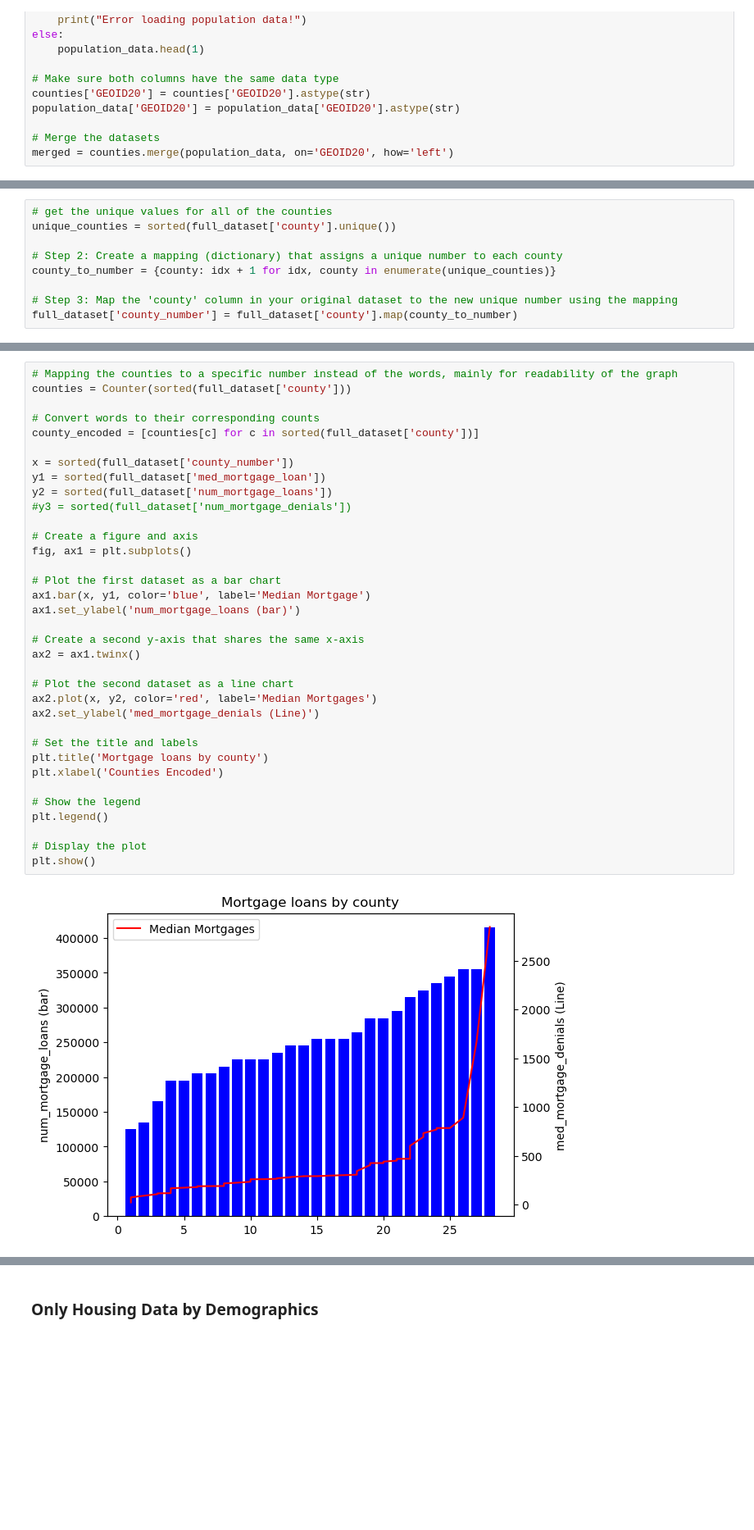
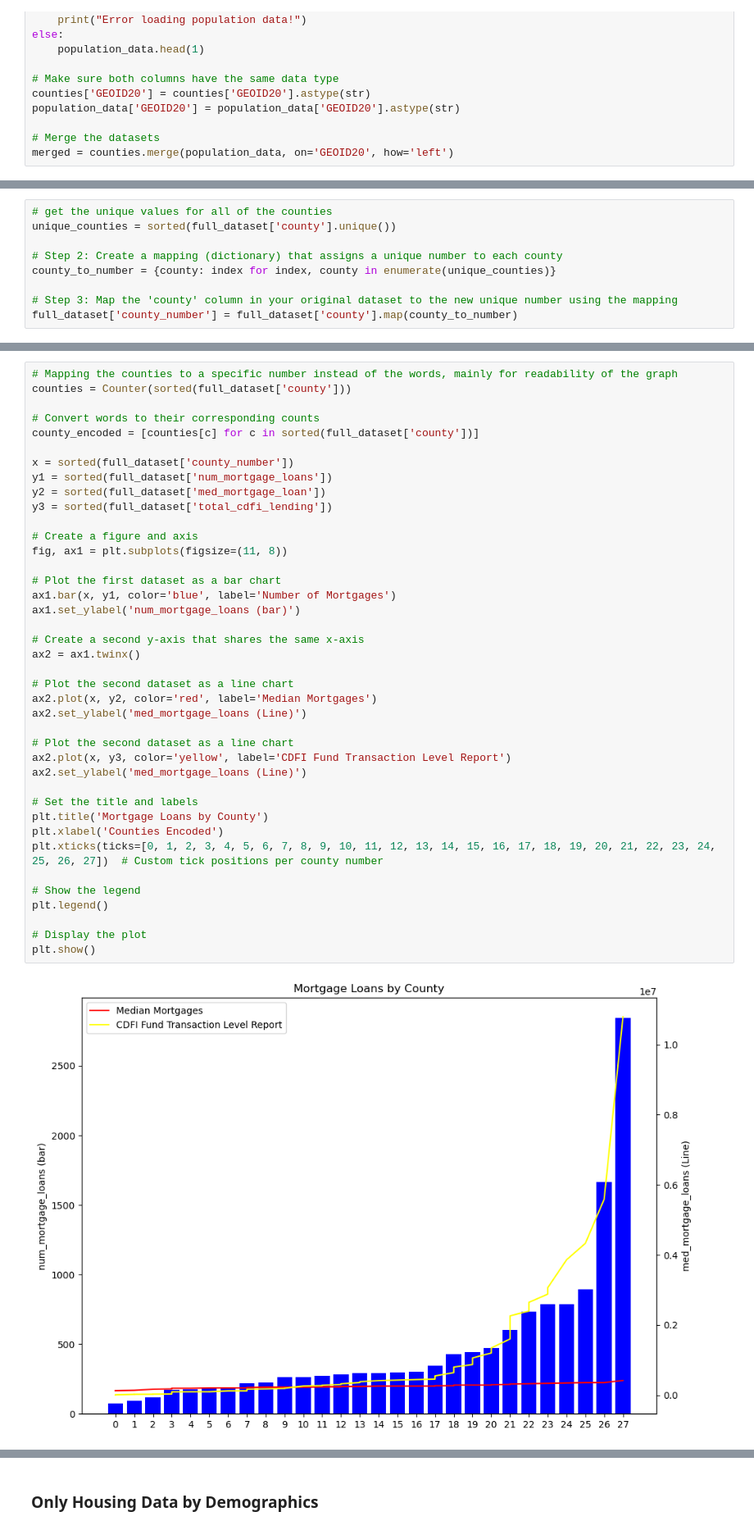
Before and after one commit to datakind/datakit-housing-fall-2024, a Jupyter notebook: challenge-1/challenge1_WCVE/Datakit_Housing_FL_Simple_EDA_WCVE.ipynb, the cells around one changed output, grey strips where cells are left out. Shown at 82% size. Saved outputs shown, nothing was run; the diff lists cells and outputs as text; blank space fills up the shorter version.

```diff
--- a/challenge-1/challenge1_WCVE/Datakit_Housing_FL_Simple_EDA_WCVE.ipynb
+++ b/challenge-1/challenge1_WCVE/Datakit_Housing_FL_Simple_EDA_WCVE.ipynb
@@ -334,7 +346,7 @@ plt.show()
 unique_counties = sorted(full_dataset['county'].unique())
 
 # Step 2: Create a mapping (dictionary) that assigns a unique number to each county
-county_to_number = {county: idx + 1 for idx, county in enumerate(unique_counties)}
+county_to_number = {county: index for index, county in enumerate(unique_counties)}
 
 # Step 3: Map the 'county' column in your original dataset to the new unique number using the mapping
 full_dataset['county_number'] = full_dataset['county'].map(county_to_number)
@@ -341,37 +390,42 @@ full_dataset['county_number'] = full_dataset['county'].map(county_to_number)
 # %%
 # Mapping the counties to a specific number instead of the words, mainly for readability of the graph
 counties = Counter(sorted(full_dataset['county']))
 
 # Convert words to their corresponding counts
 county_encoded = [counties[c] for c in sorted(full_dataset['county'])]
 
 x = sorted(full_dataset['county_number'])
-y1 = sorted(full_dataset['med_mortgage_loan'])
-y2 = sorted(full_dataset['num_mortgage_loans'])
-#y3 = sorted(full_dataset['num_mortgage_denials'])
+y1 = sorted(full_dataset['num_mortgage_loans'])
+y2 = sorted(full_dataset['med_mortgage_loan'])
+y3 = sorted(full_dataset['total_cdfi_lending'])
 
 # Create a figure and axis
-fig, ax1 = plt.subplots()
+fig, ax1 = plt.subplots(figsize=(11, 8))
 
 # Plot the first dataset as a bar chart
-ax1.bar(x, y1, color='blue', label='Median Mortgage')
+ax1.bar(x, y1, color='blue', label='Number of Mortgages')
 ax1.set_ylabel('num_mortgage_loans (bar)')
 
 # Create a second y-axis that shares the same x-axis
 ax2 = ax1.twinx()
 
 # Plot the second dataset as a line chart
 ax2.plot(x, y2, color='red', label='Median Mortgages')
-ax2.set_ylabel('med_mortgage_denials (Line)')
+ax2.set_ylabel('med_mortgage_loans (Line)')
+
+# Plot the second dataset as a line chart
+ax2.plot(x, y3, color='yellow', label='CDFI Fund Transaction Level Report')
+ax2.set_ylabel('med_mortgage_loans (Line)')
 
 # Set the title and labels
-plt.title('Mortgage loans by county')
+plt.title('Mortgage Loans by County')
 plt.xlabel('Counties Encoded')
+plt.xticks(ticks=[0, 1, 2, 3, 4, 5, 6, 7, 8, 9, 10, 11, 12, 13, 14, 15, 16, 17, 18, 19, 20, 21, 22, 23, 24, 25, 26, 27])  # Custom tick positions per county number
 
 # Show the legend
 plt.legend()
 
 # Display the plot
 plt.show()
 # %% [output]
-[figure, old version]
+[figure, new version]
```
Also changed, not shown: parts of 15 cells of this notebook.
